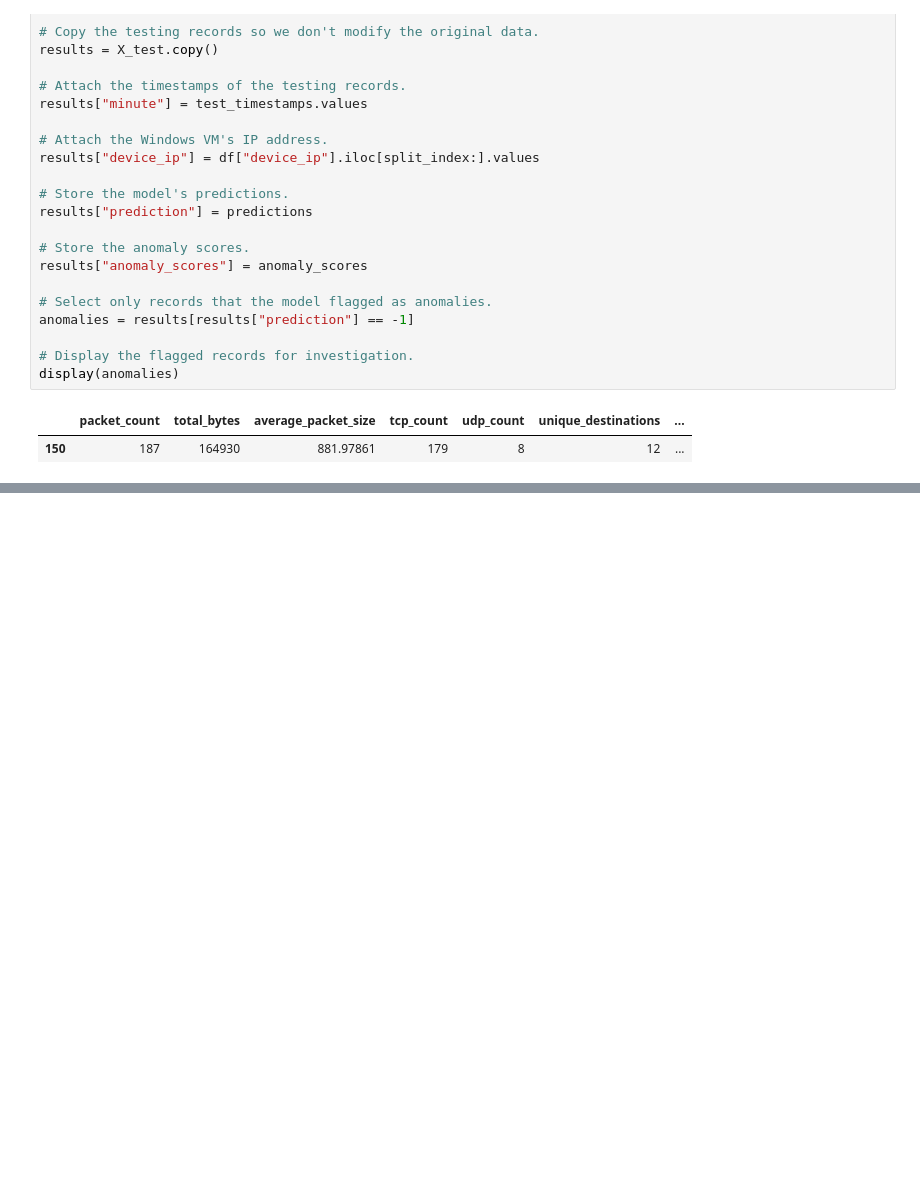
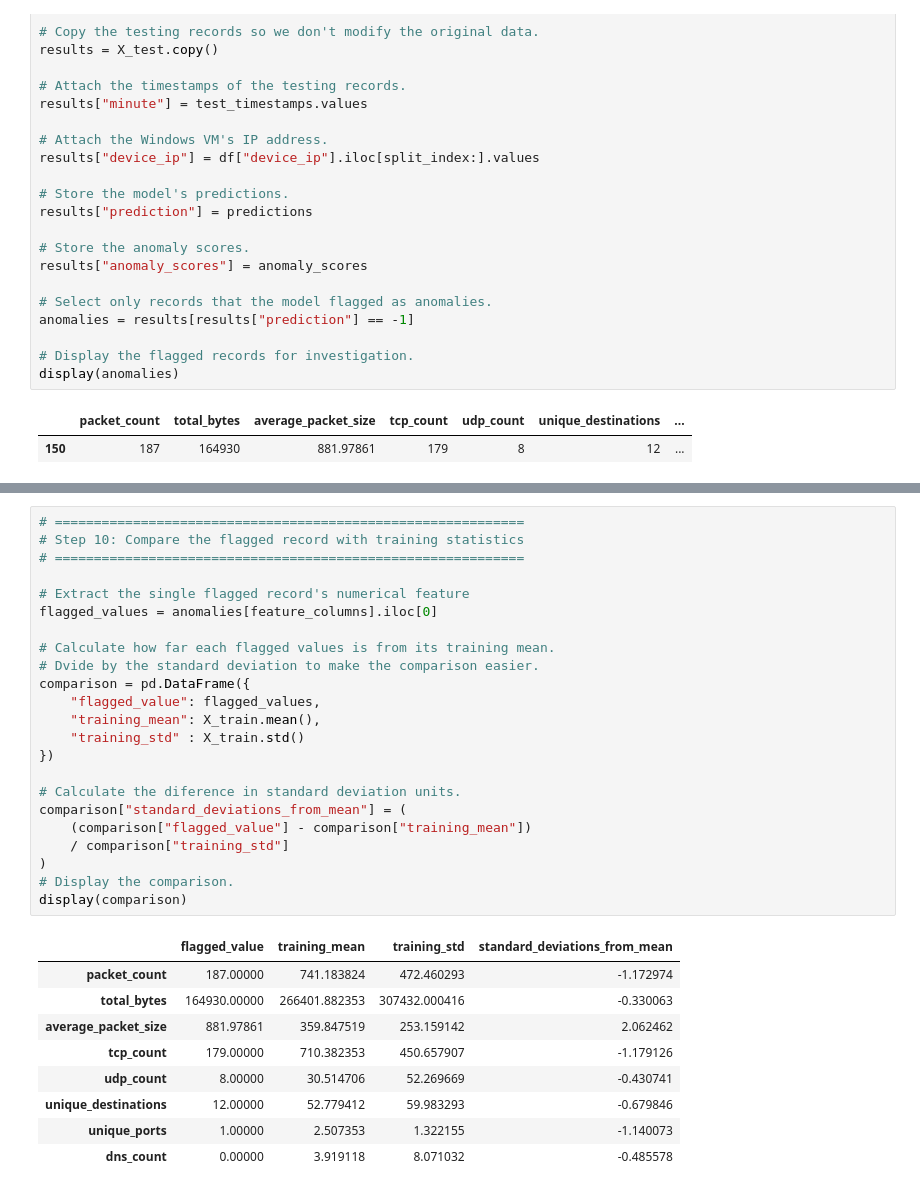
Before and after one commit to samiahmed90/Network-Anomaly-Detector, a Jupyter notebook: train-anomaly-detector.ipynb, the cells around one changed output, grey strips where cells are left out. Saved outputs shown, nothing was run; the diff lists cells and outputs as text; blank space fills up the shorter version.

```diff
--- a/train-anomaly-detector.ipynb
+++ b/train-anomaly-detector.ipynb
@@ -274,0 +302,33 @@ display(anomalies)
+# %%
+# ============================================================
+# Step 10: Compare the flagged record with training statistics
+# ============================================================
+
+# Extract the single flagged record's numerical feature
+flagged_values = anomalies[feature_columns].iloc[0]
+
+# Calculate how far each flagged values is from its training mean.
+# Dvide by the standard deviation to make the comparison easier.
+comparison = pd.DataFrame({
+    "flagged_value": flagged_values,
+    "training_mean": X_train.mean(),
+    "training_std" : X_train.std()
+})
+
+# Calculate the diference in standard deviation units.
+comparison["standard_deviations_from_mean"] = (
+    (comparison["flagged_value"] - comparison["training_mean"])
+    / comparison["training_std"]
+)
+# Display the comparison.
+display(comparison)
+# %% [output]
+|  | flagged_value | training_mean | training_std | standard_deviations_from_mean |
+| packet_count | 187.00000 | 741.183824 | 472.460293 | -1.172974 |
+| total_bytes | 164930.00000 | 266401.882353 | 307432.000416 | -0.330063 |
+| average_packet_size | 881.97861 | 359.847519 | 253.159142 | 2.062462 |
+| tcp_count | 179.00000 | 710.382353 | 450.657907 | -1.179126 |
+| udp_count | 8.00000 | 30.514706 | 52.269669 | -0.430741 |
+| unique_destinations | 12.00000 | 52.779412 | 59.983293 | -0.679846 |
+| unique_ports | 1.00000 | 2.507353 | 1.322155 | -1.140073 |
+| dns_count | 0.00000 | 3.919118 | 8.071032 | -0.485578 |
```
Also changed, not shown: parts of 7 cells of this notebook.
